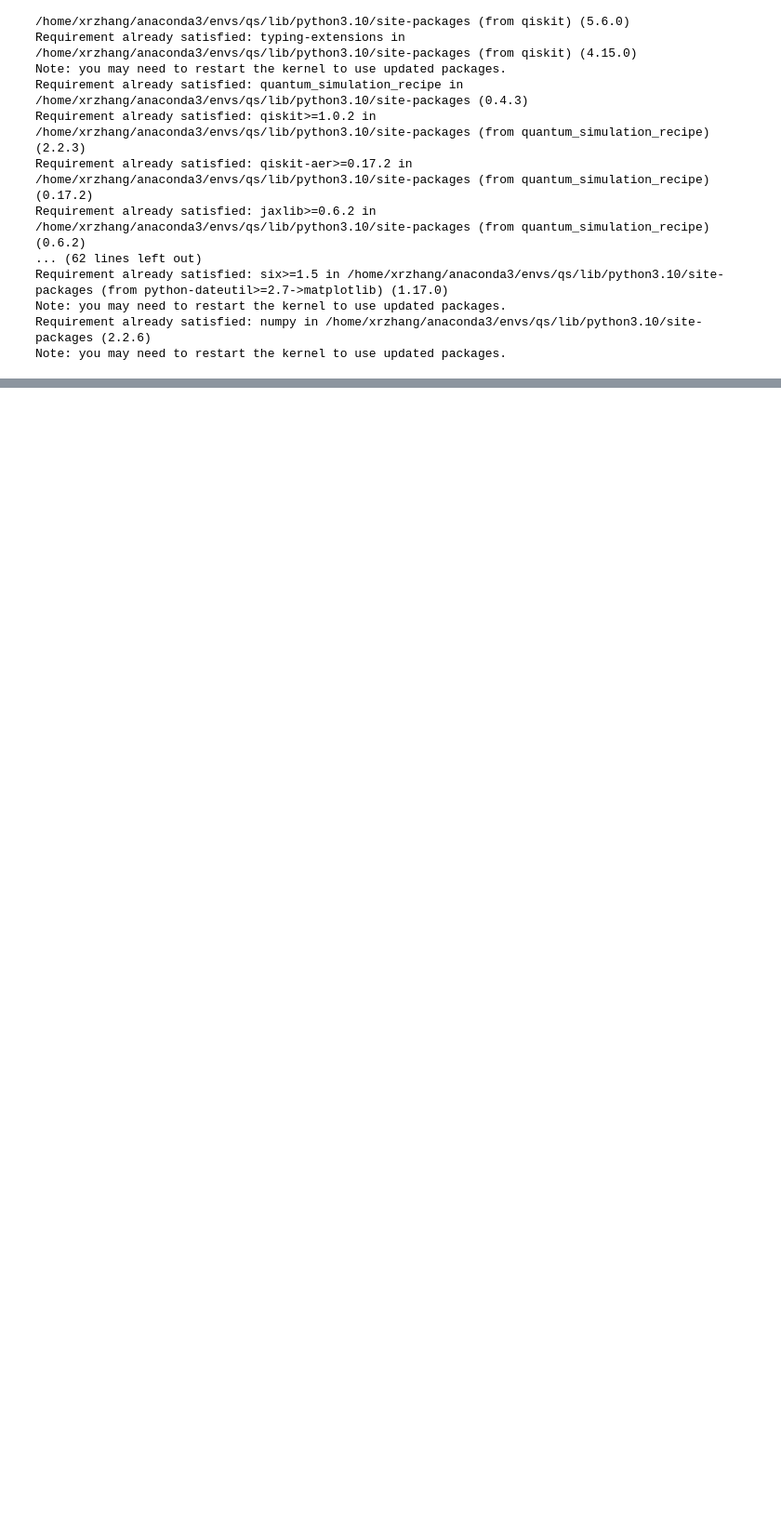
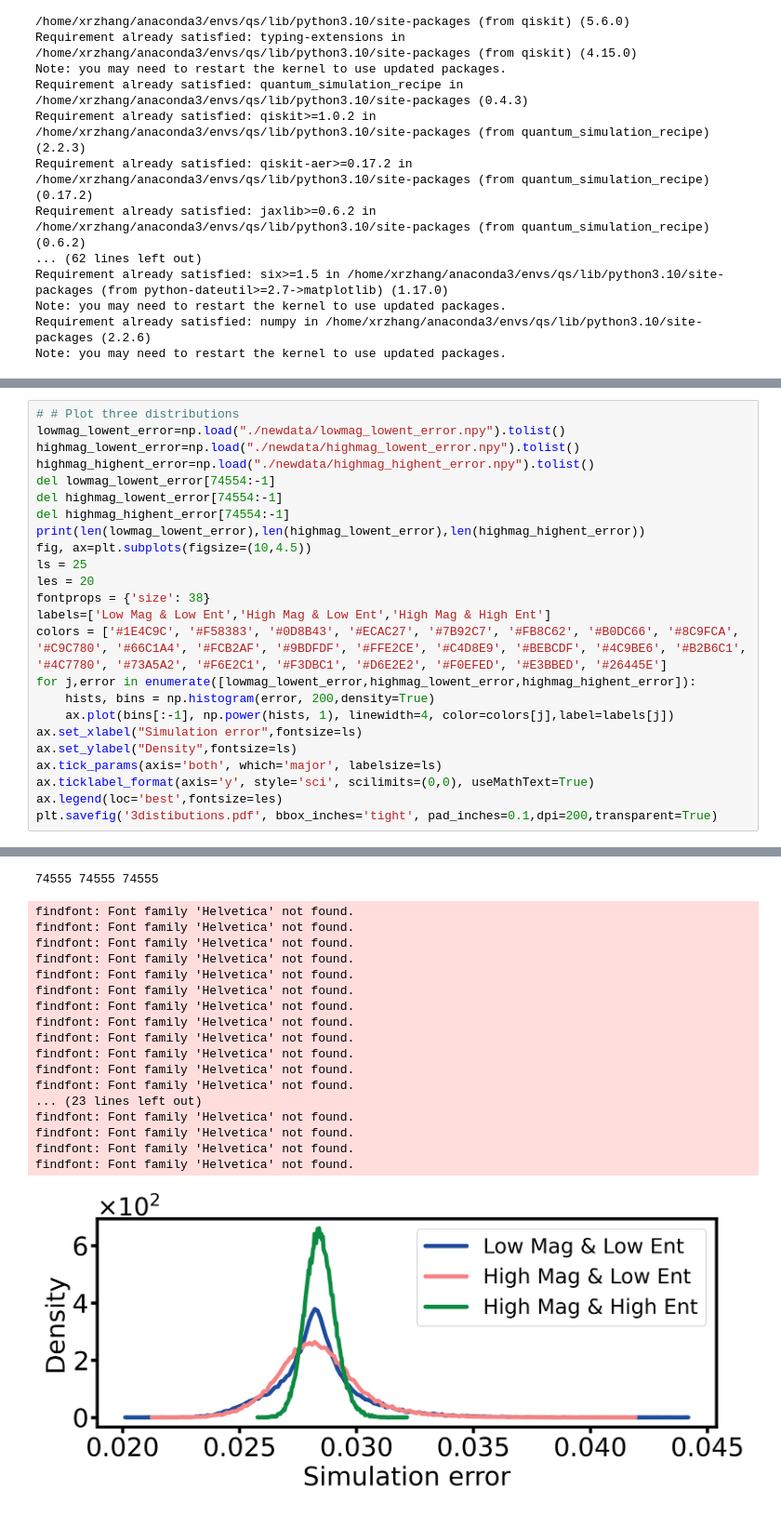
Before and after one commit to Xran-ZH/Quantum-Resource-and-Quantum-Simulation, a Jupyter notebook: kurtosis.ipynb, the cells around one changed output, grey strips where cells are left out. Shown at 93% size. Drawn from its saved outputs; the diff is of its cells as text; blank space fills up the shorter version.

```diff
--- a/kurtosis.ipynb
+++ b/kurtosis.ipynb
@@ -395,0 +474,25 @@ Finished!
+# %%
+# # Plot three distributions
+lowmag_lowent_error=np.load("./newdata/lowmag_lowent_error.npy").tolist()
+highmag_lowent_error=np.load("./newdata/highmag_lowent_error.npy").tolist()
+highmag_highent_error=np.load("./newdata/highmag_highent_error.npy").tolist()
+del lowmag_lowent_error[74554:-1]
+del highmag_lowent_error[74554:-1]
+del highmag_highent_error[74554:-1]
+print(len(lowmag_lowent_error),len(highmag_lowent_error),len(highmag_highent_error))
+fig, ax=plt.subplots(figsize=(10,4.5))
+ls = 25
+les = 20
+fontprops = {'size': 38}
+labels=['Low Mag & Low Ent','High Mag & Low Ent','High Mag & High Ent']
+colors = ['#1E4C9C', '#F58383', '#0D8B43', '#ECAC27', '#7B92C7', '#FB8C62', '#B0DC66', '#8C9FCA', '#C9C780', '#66C1A4', '#FCB2AF', '#9BDFDF', '#FFE2CE', '#C4D8E9', '#BEBCDF', '#4C9BE6', '#B2B6C1', '#4C7780', '#73A5A2', '#F6E2C1', '#F3DBC1', '#D6E2E2', '#F0EFED', '#E3BBED', '#26445E']
+for j,error in enumerate([lowmag_lowent_error,highmag_lowent_error,highmag_highent_error]):
+    hists, bins = np.histogram(error, 200,density=True)
+    ax.plot(bins[:-1], np.power(hists, 1), linewidth=4, color=colors[j],label=labels[j])
+ax.set_xlabel("Simulation error",fontsize=ls)
+ax.set_ylabel("Density",fontsize=ls)
+ax.tick_params(axis='both', which='major', labelsize=ls)
+ax.ticklabel_format(axis='y', style='sci', scilimits=(0,0), useMathText=True)
+ax.legend(loc='best',fontsize=les)
+plt.savefig('3distibutions.pdf', bbox_inches='tight', pad_inches=0.1,dpi=200,transparent=True)
+# %% [output]
@@ -395,0 +516,19 @@ Finished!
+74555 74555 74555
+findfont: Font family 'Helvetica' not found.
+findfont: Font family 'Helvetica' not found.
+findfont: Font family 'Helvetica' not found.
+findfont: Font family 'Helvetica' not found.
+findfont: Font family 'Helvetica' not found.
+findfont: Font family 'Helvetica' not found.
+findfont: Font family 'Helvetica' not found.
+findfont: Font family 'Helvetica' not found.
+findfont: Font family 'Helvetica' not found.
+findfont: Font family 'Helvetica' not found.
+findfont: Font family 'Helvetica' not found.
+findfont: Font family 'Helvetica' not found.
+... (23 lines left out)
+findfont: Font family 'Helvetica' not found.
+findfont: Font family 'Helvetica' not found.
+findfont: Font family 'Helvetica' not found.
+findfont: Font family 'Helvetica' not found.
+[figure, added]
```
Also changed, not shown: parts of 5 cells of this notebook, 4 other files.
